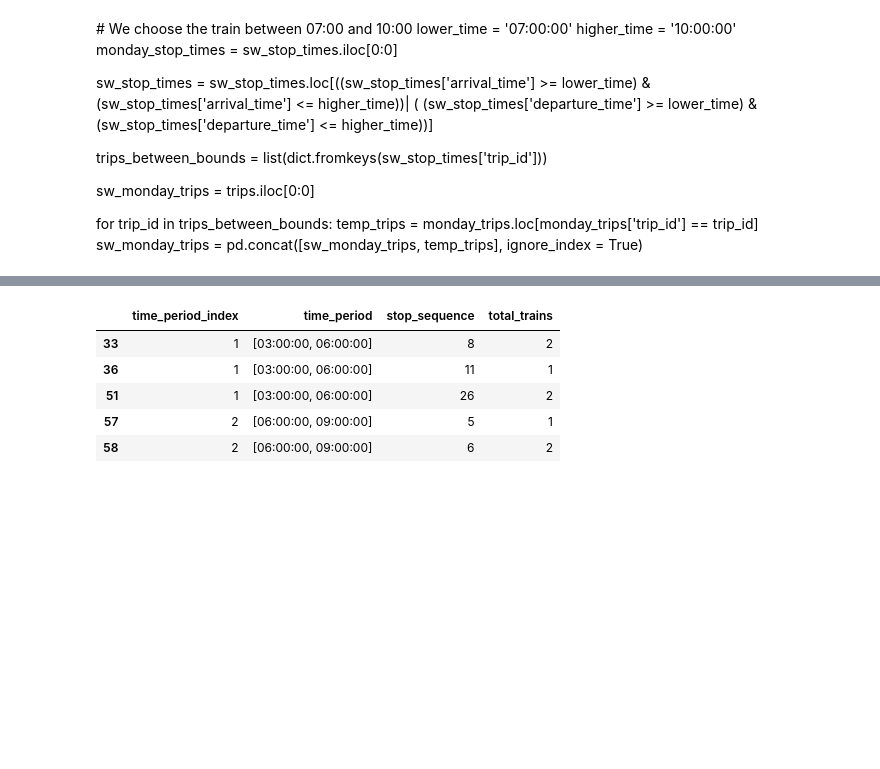
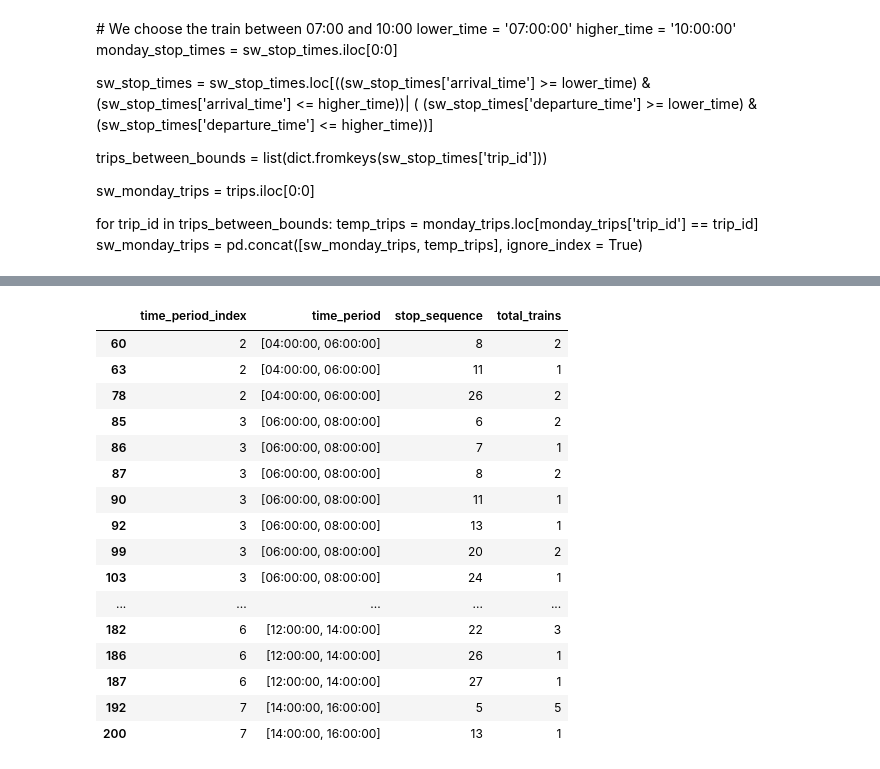
Before and after one commit to gianlucarea/weather-delay, a Jupyter notebook: week-focused-analytics.ipynb, the cells around one changed output, grey strips where cells are left out. Saved outputs shown, nothing was run; the diff lists cells and outputs as text; code cells hidden in the pictures; blank space fills up the shorter version.

Commit message:
See number during a range period
See the number of trains in transit ordered by their max stop

```diff
--- a/week-focused-analytics.ipynb
+++ b/week-focused-analytics.ipynb
@@ -355,12 +342,10 @@ for trip_id in trips_between_bounds:
 # we return the dataset prior to the drop of the start point of each trip
 df_analytics = df_analytics_save_copy.copy().reset_index(drop=True)
 # %%
-#We calculate the range of hours, but only using divider of 24 - 2,3,4,6,8,12
-list_of_range_time = helper.calculate_list_of_range_times(3)
-print(list_of_range_time)
-print("-" * 50)
+#We calculate the range of hours, but only using divider of 24 - 1,2,3,4,6,8,12
+list_of_range_time = helper.calculate_list_of_range_times(2)
 #We calculate the train based on the last stop during that period
 result = helper.period_stop_based_data(df_analytics,list_of_range_time)
+result.drop(result[(result['total_trains'] == 0)].index, inplace=True)
 result.to_csv('result.csv')
-result.drop(result[(result['total_trains'] == 0)].index, inplace=True)
 # %% [output]
@@ -370,9 +365,20 @@ result.drop(result[(result['total_trains'] == 0)].index, inplace=True)
-# %%
-result.head()
-# %% [output]
-|  | time_period_index | time_period | stop_sequence | total_trains |
-| 33 | 1 | [03:00:00, 06:00:00] | 8 | 2 |
-| 36 | 1 | [03:00:00, 06:00:00] | 11 | 1 |
-| 51 | 1 | [03:00:00, 06:00:00] | 26 | 2 |
-| 57 | 2 | [06:00:00, 09:00:00] | 5 | 1 |
-| 58 | 2 | [06:00:00, 09:00:00] | 6 | 2 |
+# %%
+result.head(40)
+# %% [output]
+|  | time_period_index | time_period | stop_sequence | total_trains |
+| 60 | 2 | [04:00:00, 06:00:00] | 8 | 2 |
+| 63 | 2 | [04:00:00, 06:00:00] | 11 | 1 |
+| 78 | 2 | [04:00:00, 06:00:00] | 26 | 2 |
+| 85 | 3 | [06:00:00, 08:00:00] | 6 | 2 |
+| 86 | 3 | [06:00:00, 08:00:00] | 7 | 1 |
+| 87 | 3 | [06:00:00, 08:00:00] | 8 | 2 |
+| 90 | 3 | [06:00:00, 08:00:00] | 11 | 1 |
+| 92 | 3 | [06:00:00, 08:00:00] | 13 | 1 |
+| 99 | 3 | [06:00:00, 08:00:00] | 20 | 2 |
+| 103 | 3 | [06:00:00, 08:00:00] | 24 | 1 |
+| ... | ... | ... | ... | ... |
+| 182 | 6 | [12:00:00, 14:00:00] | 22 | 3 |
+| 186 | 6 | [12:00:00, 14:00:00] | 26 | 1 |
+| 187 | 6 | [12:00:00, 14:00:00] | 27 | 1 |
+| 192 | 7 | [14:00:00, 16:00:00] | 5 | 5 |
+| 200 | 7 | [14:00:00, 16:00:00] | 13 | 1 |
```
Also changed, not shown: parts of 3 cells of this notebook, 2 other files.
